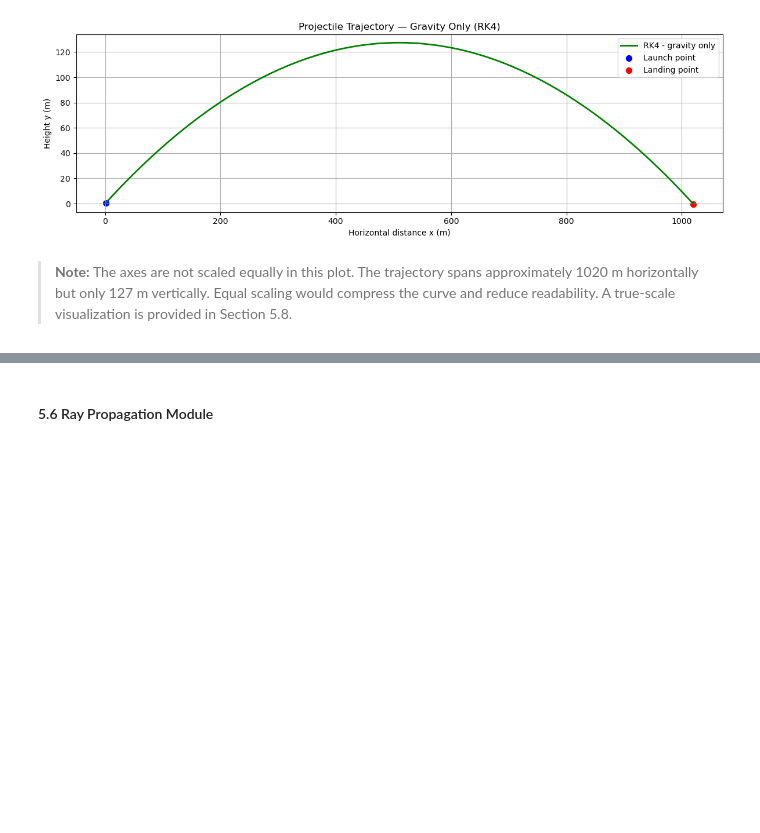
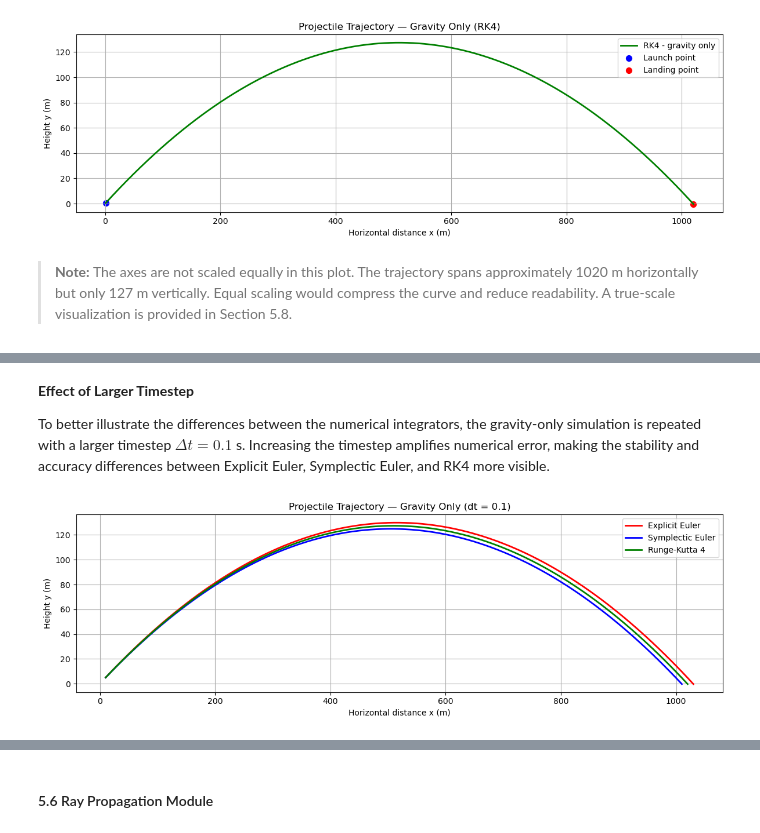
Before and after one commit to Vanya2307/External-Ballistics-and-Ray-Propagation, a Jupyter notebook: ballistics_simulation.ipynb, the cells around one changed output, grey strips where cells are left out. Saved outputs shown, nothing was run; the diff lists cells and outputs as text; code cells hidden in the pictures; blank space fills up the shorter version.

```diff
--- a/ballistics_simulation.ipynb
+++ b/ballistics_simulation.ipynb
@@ -445,0 +485,26 @@ plt.show()
+# %% [markdown]
+**Effect of Larger Timestep**
+
+To better illustrate the differences between the numerical integrators, the gravity-only simulation is repeated with a larger timestep $\Delta t = 0.1$ s. Increasing the timestep amplifies numerical error, making the stability and accuracy differences between Explicit Euler, Symplectic Euler, and RK4 more visible.
+# %%
+dt_large = 0.1
+
+results_large_dt = {}
+for name, (integrator, color) in integrators.items():
+    times, states = simulate(state0, dt_large, t_max, integrator, only_gravity_derivatives)
+    results_large_dt[name] = (times, states, color)
+
+plt.figure(figsize=(12, 4))
+
+for name, (times, states, color) in results_large_dt.items():
+    plt.plot(states[:, X], states[:, Y], color=color, linewidth=2, label=name)
+
+plt.xlabel("Horizontal distance x (m)")
+plt.ylabel("Height y (m)")
+plt.title(f"Projectile Trajectory — Gravity Only (dt = {dt_large})")
+plt.legend()
+plt.grid(True)
+plt.tight_layout()
+plt.show()
+# %% [output]
+[figure, added]
```
Also changed, not shown: parts of 12 cells of this notebook.
